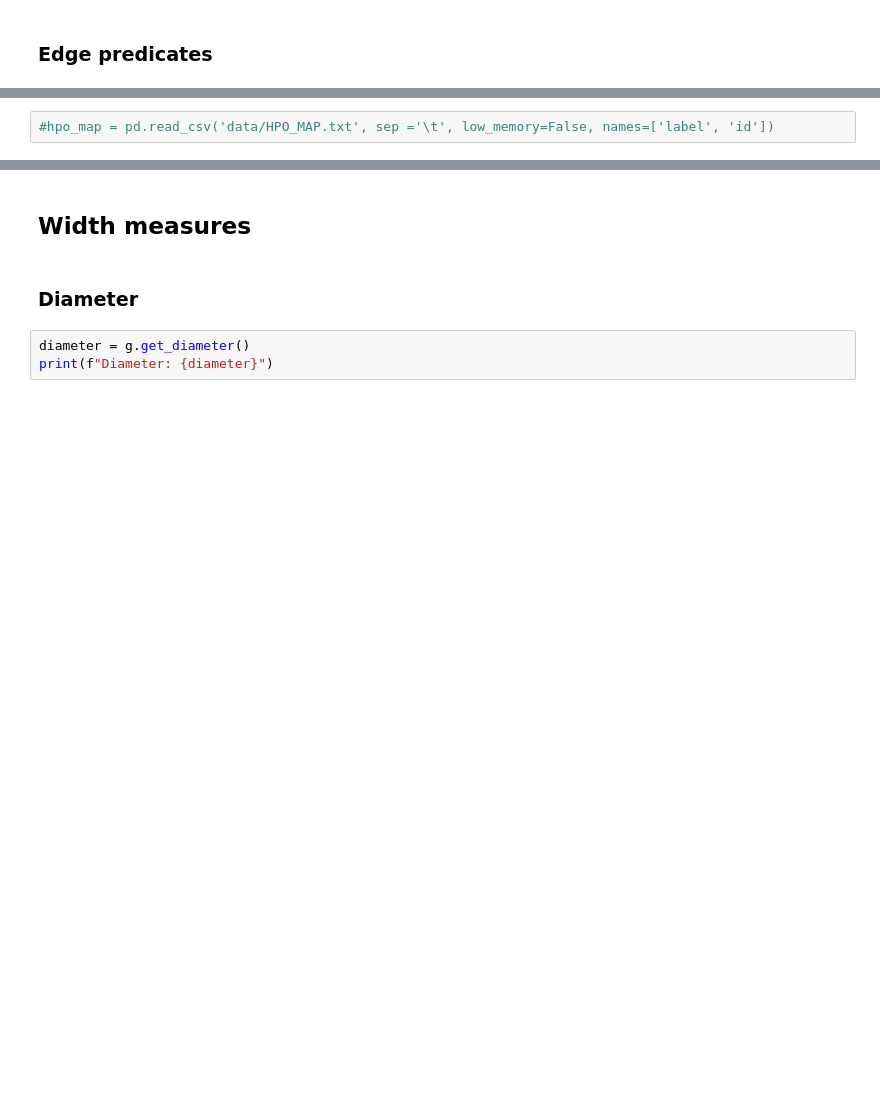
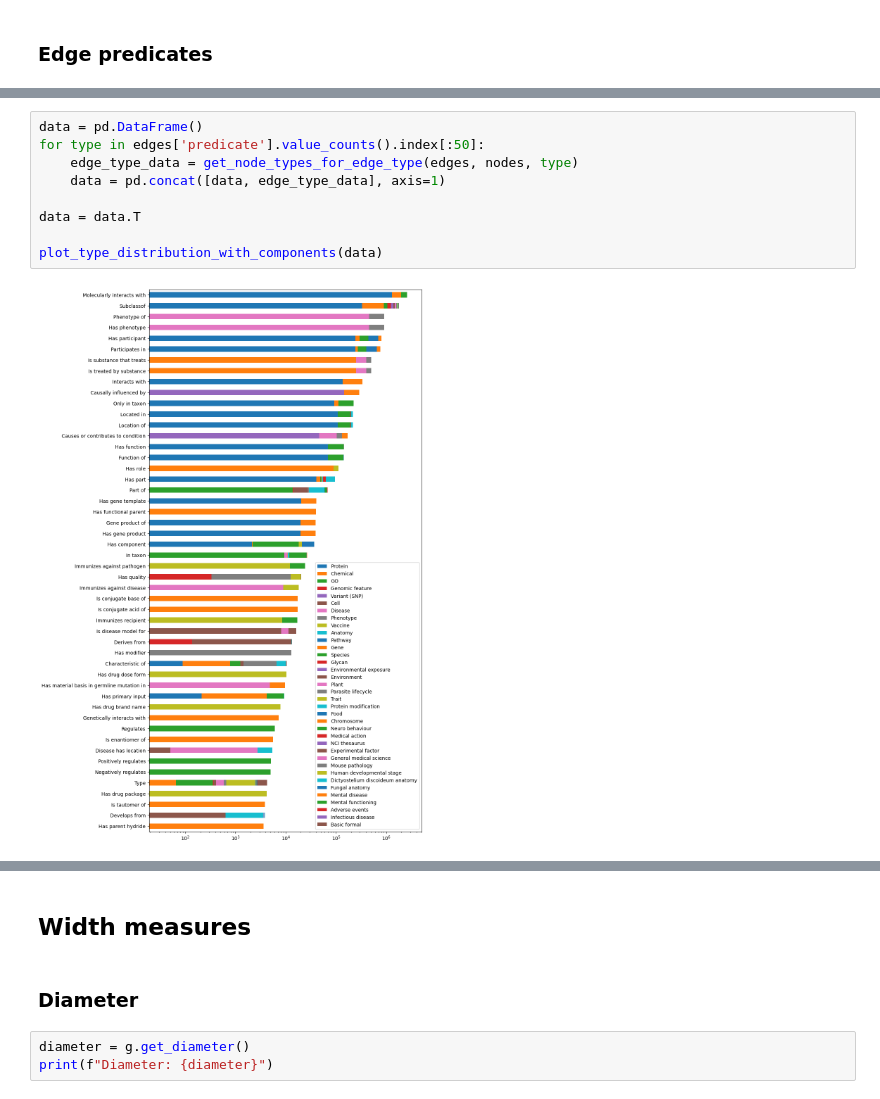
Before and after one commit to LuciaMellini/PatientKG, a Jupyter notebook: code/KG_analysis/KG_analysis.ipynb, the cells around one changed output, grey strips where cells are left out. Saved outputs shown, nothing was run; the diff lists cells and outputs as text; blank space fills up the shorter version.

```diff
--- a/code/KG_analysis/KG_analysis.ipynb
+++ b/code/KG_analysis/KG_analysis.ipynb
@@ -124,2 +135,11 @@ Logarithmic edge predicate distribution
-# %%
-#hpo_map = pd.read_csv('data/HPO_MAP.txt', sep ='\t', low_memory=False, names=['label', 'id'])
+# %%
+data = pd.DataFrame()
+for type in edges['predicate'].value_counts().index[:50]:
+    edge_type_data = get_node_types_for_edge_type(edges, nodes, type)
+    data = pd.concat([data, edge_type_data], axis=1)
+
+data = data.T
+
+plot_type_distribution_with_components(data)
+# %% [output]
+[figure, added]
```
Also changed, not shown: parts of 56 cells of this notebook, 2 other files.
